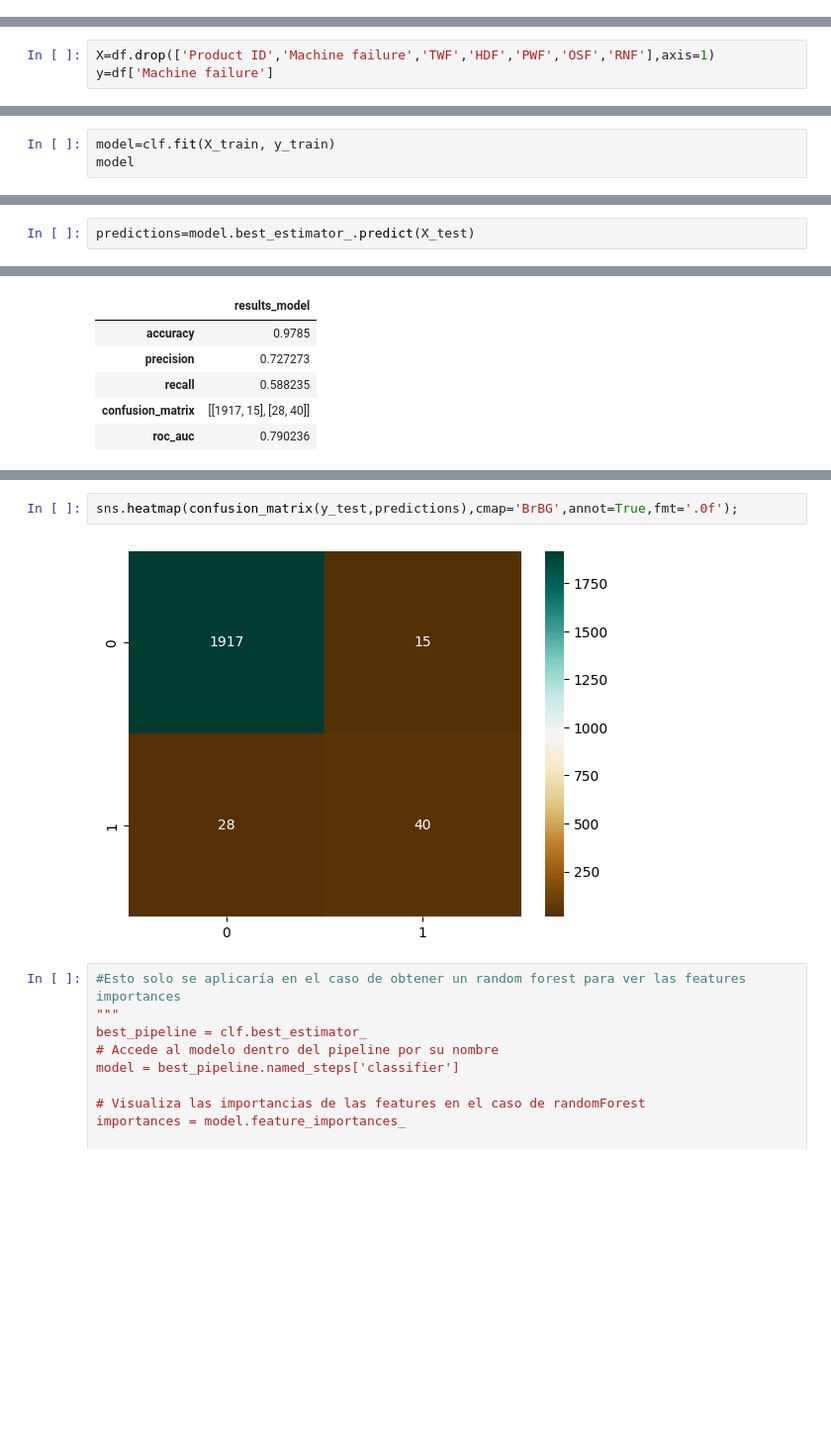
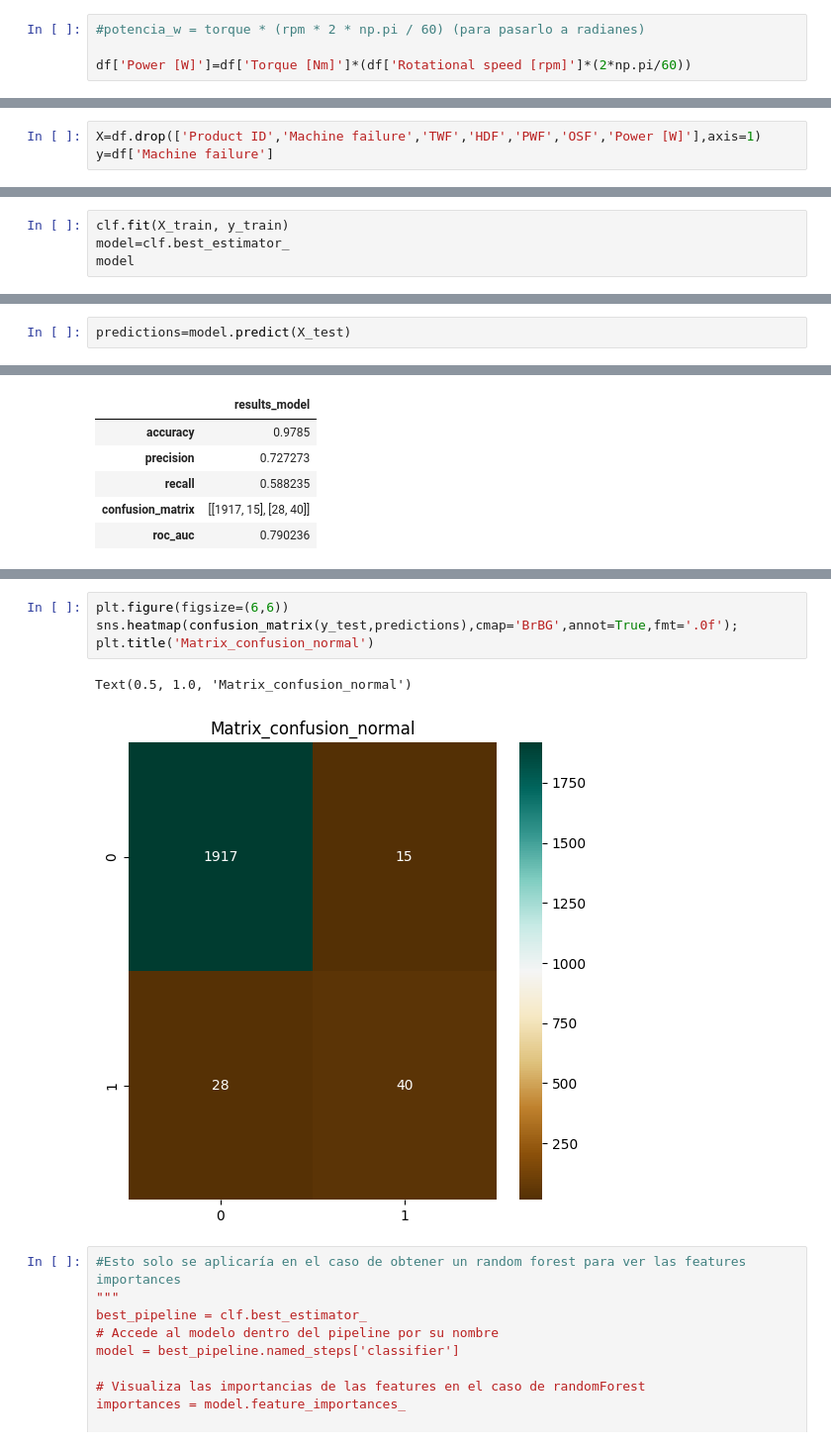
Before and after one commit to Danielgarpra/Milling_failure_prediction_ML, a Jupyter notebook: milling_projet2.ipynb, the cells around one changed output, grey strips where cells are left out. Shown at 99% size. Saved outputs shown, nothing was run; the diff lists cells and outputs as text; blank space fills up the shorter version.

```diff
--- a/milling_projet2.ipynb
+++ b/milling_projet2.ipynb
@@ -316,3 +317,7 @@ df=df.drop(columns='RNF')
+# %%
+#potencia_w = torque * (rpm * 2 * np.pi / 60) (para pasarlo a radianes)
+
+df['Power [W]']=df['Torque [Nm]']*(df['Rotational speed [rpm]']*(2*np.pi/60))
 # %% [markdown]
 Aplicamos dummies para poder tener en cuenta los valores de dureza de la herramienta: L (Low),M (Medium) y H (High)
 # %%
@@ -383,7 +382,7 @@ Aunque hay diferentes valores de 1 a lo largo del tiempo provocando la aletoried
 # %% [markdown]
 ## MODELING
 # %%
-X=df.drop(['Product ID','Machine failure','TWF','HDF','PWF','OSF','RNF'],axis=1)
+X=df.drop(['Product ID','Machine failure','TWF','HDF','PWF','OSF','Power [W]'],axis=1)
 y=df['Machine failure']
 # %%
 X.head(5)
@@ -481,6 +480,7 @@ clf = GridSearchCV(estimator = pipe,
                   verbose=2,
                   n_jobs=-1)
 # %%
-model=clf.fit(X_train, y_train)
+clf.fit(X_train, y_train)
+model=clf.best_estimator_
 model
 # %% [output]
@@ -503,5 +491,5 @@ GridSearchCV(cv=KFold(n_splits=10, random_state=None, shuffle=False),
 # %%
-predictions=model.best_estimator_.predict(X_test)
+predictions=model.predict(X_test)
 # %%
 pd.DataFrame(index=['accuracy','precision','recall','confusion_matrix','roc_auc'],columns=['results_model'],data=[accuracy_score(y_test, predictions),precision_score(y_test, predictions),recall_score(y_test, predictions),confusion_matrix(y_test,predictions),roc_auc_score(y_test, predictions)])
 # %% [output]
@@ -526,7 +502,10 @@ plt.title("ROC Curve");
 # %%
+plt.figure(figsize=(6,6))
 sns.heatmap(confusion_matrix(y_test,predictions),cmap='BrBG',annot=True,fmt='.0f');
+plt.title('Matrix_confusion_normal')
 # %% [output]
+Text(0.5, 1.0, 'Matrix_confusion_normal')
-[figure, old version]
+[figure, new version]
 # %%
 #Esto solo se aplicaría en el caso de obtener un random forest para ver las features importances
 """
```
Also changed, not shown: parts of 40 cells of this notebook, 8 other files.
